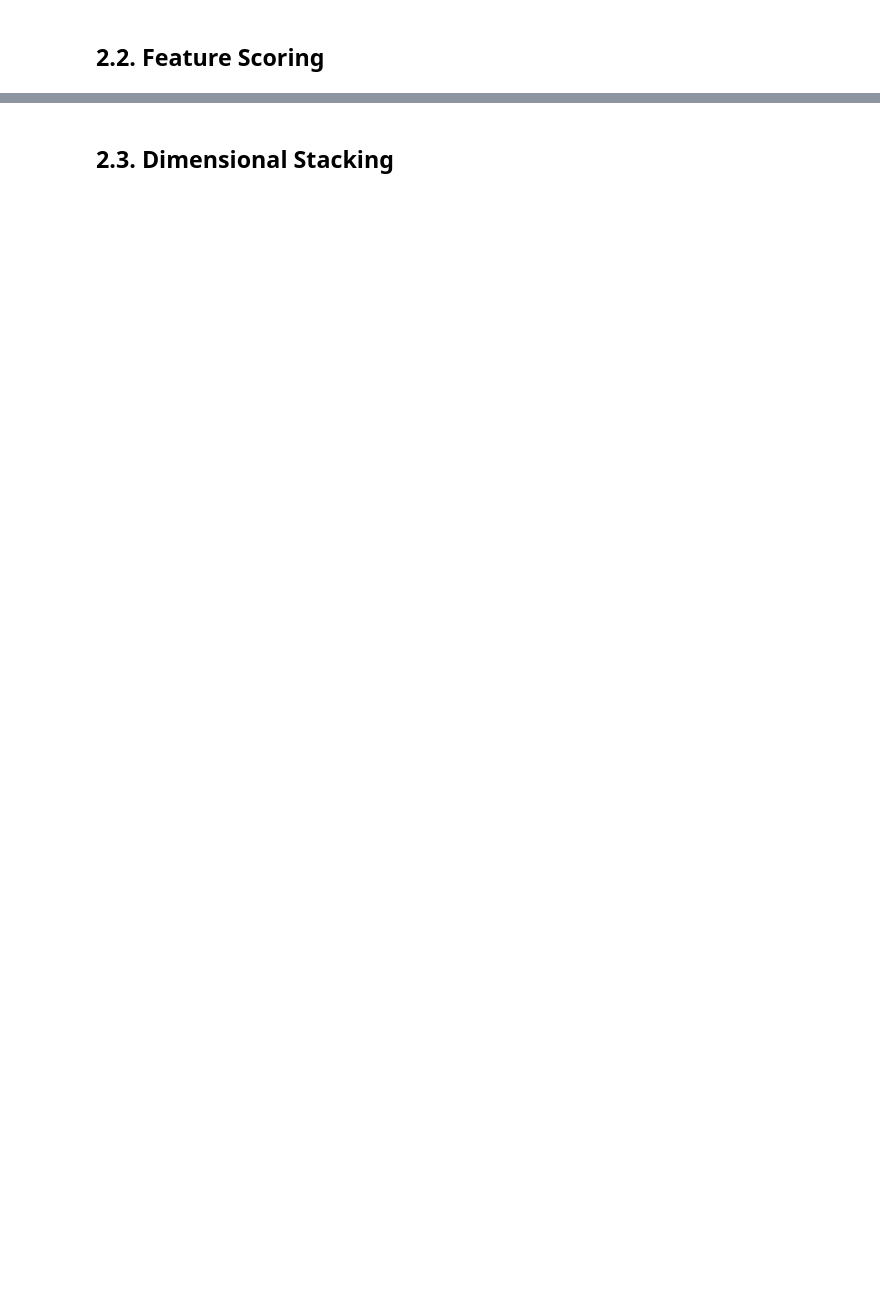
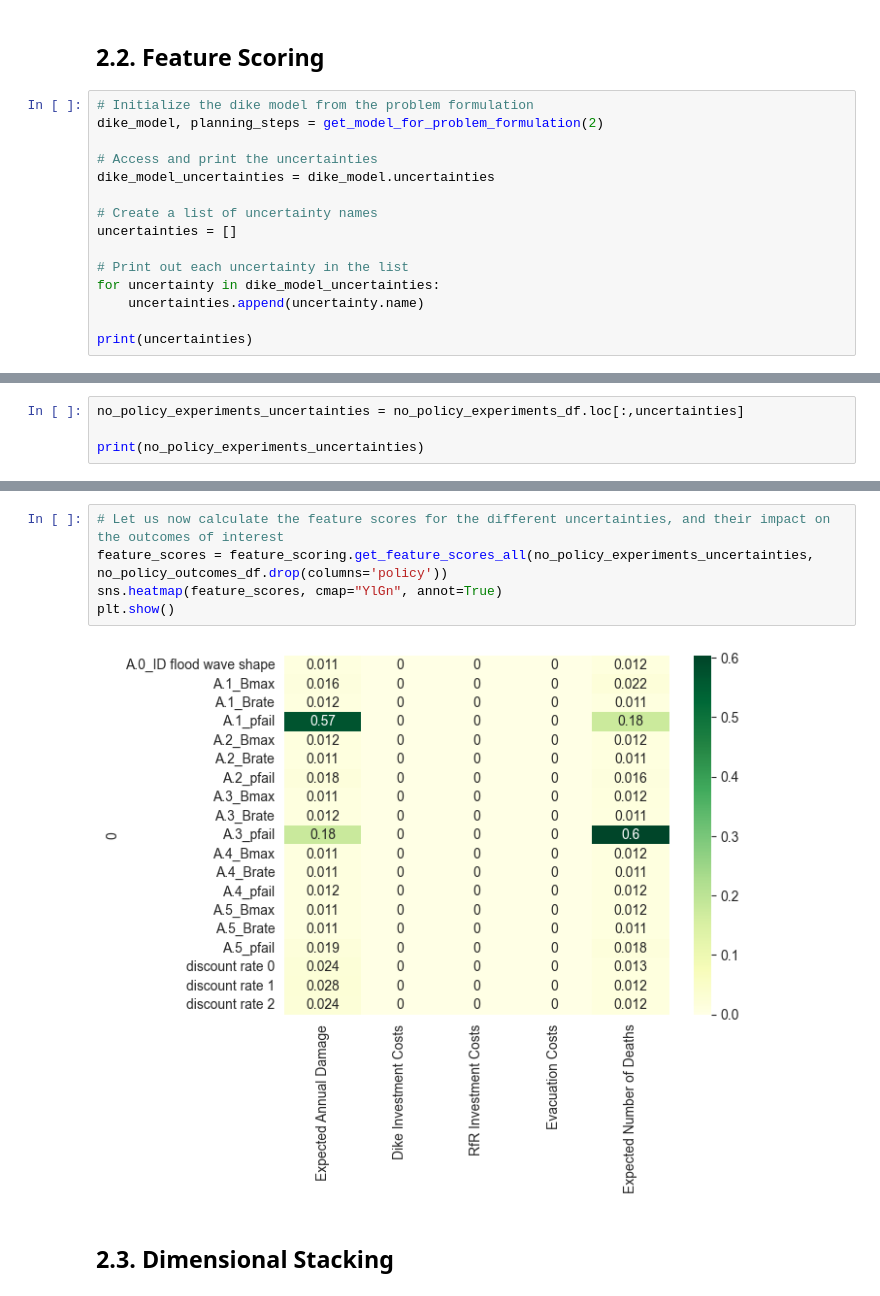
Before and after one commit to IsaacRHall/MBDM-project, a Jupyter notebook: final assignment/Step1_Notebook_Open_Exploration.ipynb, the cells around one changed output, grey strips where cells are left out. Cells and saved outputs as stored; diff of their text form; blank space fills up the shorter version.

```diff
--- a/final assignment/Step1_Notebook_Open_Exploration.ipynb
+++ b/final assignment/Step1_Notebook_Open_Exploration.ipynb
@@ -72,2 +77,17 @@ plt.show()
 # %% [markdown]
 ## 2.2. Feature Scoring
+# %%
+# Initialize the dike model from the problem formulation
+dike_model, planning_steps = get_model_for_problem_formulation(2)
+
+# Access and print the uncertainties
+dike_model_uncertainties = dike_model.uncertainties
+
+# Create a list of uncertainty names
+uncertainties = []
+
+# Print out each uncertainty in the list
+for uncertainty in dike_model_uncertainties:
+    uncertainties.append(uncertainty.name)
+
+print(uncertainties)
@@ -73,0 +96,4 @@ plt.show()
+# %%
+no_policy_experiments_uncertainties = no_policy_experiments_df.loc[:,uncertainties]
+
+print(no_policy_experiments_uncertainties)
@@ -74,2 +118,9 @@ plt.show()
+# %%
+# Let us now calculate the feature scores for the different uncertainties, and their impact on the outcomes of interest
+feature_scores = feature_scoring.get_feature_scores_all(no_policy_experiments_uncertainties, no_policy_outcomes_df.drop(columns='policy'))
+sns.heatmap(feature_scores, cmap="YlGn", annot=True)
+plt.show()
+# %% [output]
+[figure, added]
 # %% [markdown]
 ## 2.3. Dimensional Stacking
```
Also changed, not shown: parts of 39 cells of this notebook, 3 other files.
